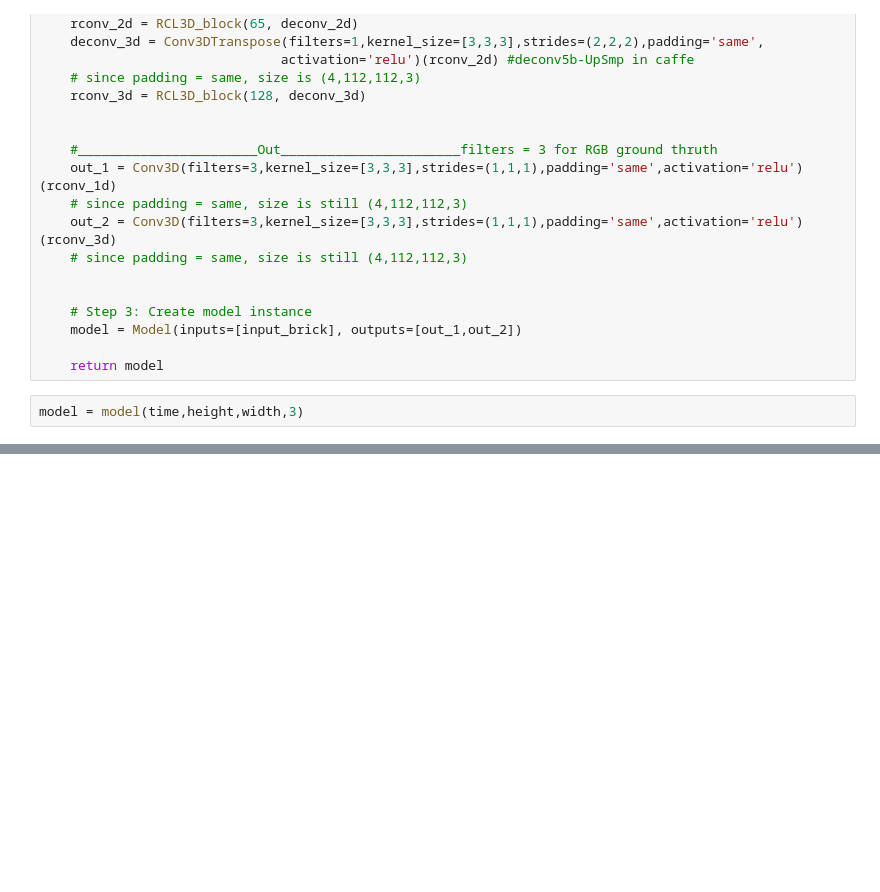
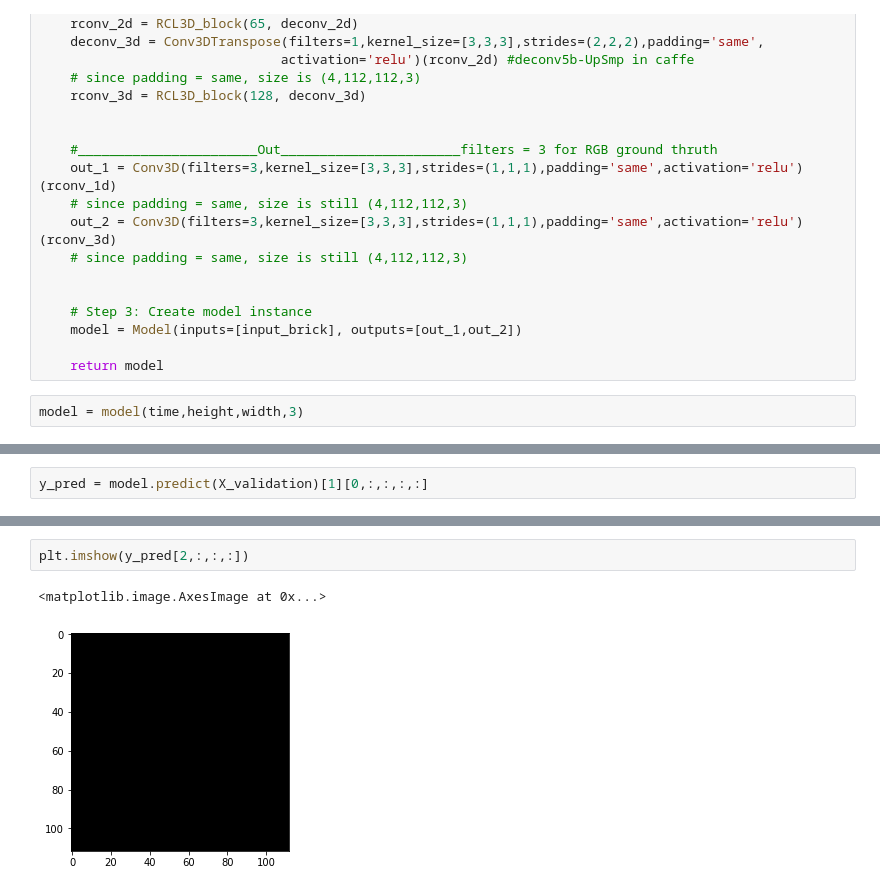
Before and after one commit to cvasii23/DS3DRFCNN_keras, a Jupyter notebook: DS3DRFCNN-v2.ipynb, the cells around one changed output, grey strips where cells are left out. Drawn from its saved outputs; the diff is of its cells as text; blank space fills up the shorter version.

```diff
--- a/DS3DRFCNN-v2.ipynb
+++ b/DS3DRFCNN-v2.ipynb
@@ -180,0 +201,2 @@ training   (min:    0.795, max:    0.984, cur:    0.984)
+# %%
+y_pred = model.predict(X_validation)[1][0,:,:,:,:]
@@ -180,0 +207,5 @@ training   (min:    0.795, max:    0.984, cur:    0.984)
+# %%
+plt.imshow(y_pred[2,:,:,:])
+# %% [output]
+<matplotlib.image.AxesImage at 0x...>
+[figure, added]
```
Also changed, not shown: parts of 21 cells of this notebook, 1 other file.
